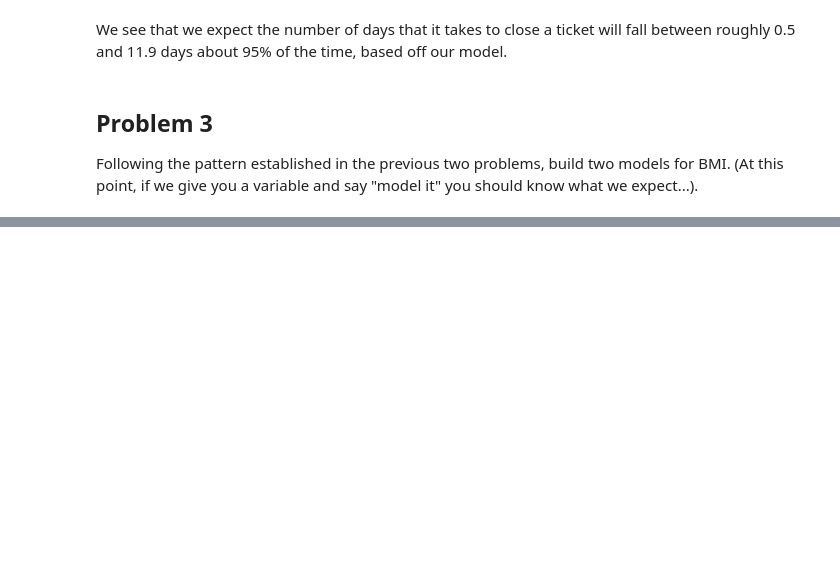
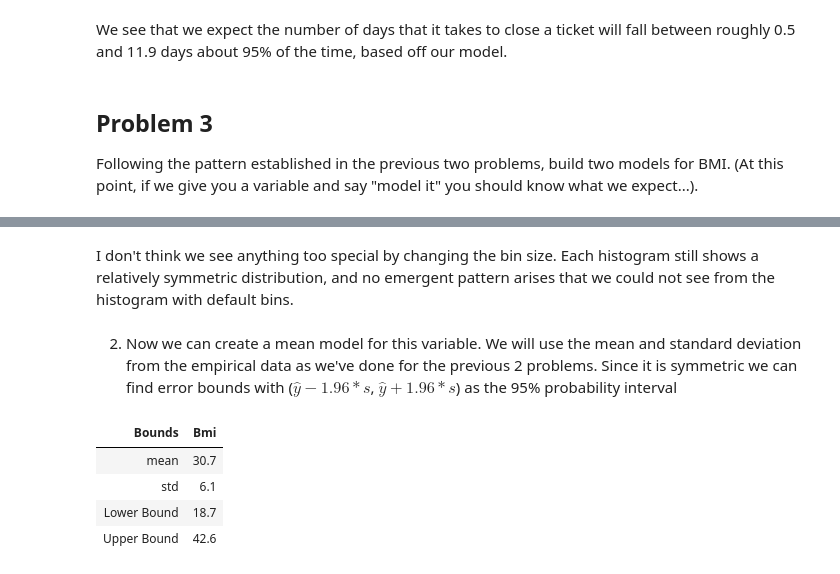
Before and after one commit to ansaridan/jhu-data-engineering-team-5, a Jupyter notebook: Module 6/Lab 6.ipynb, the cells around one changed output, grey strips where cells are left out. Saved outputs shown, nothing was run; the diff lists cells and outputs as text; code cells hidden in the pictures; blank space fills up the shorter version.

```diff
--- a/Module 6/Lab 6.ipynb
+++ b/Module 6/Lab 6.ipynb
@@ -418,0 +448,22 @@ insurance = pd.read_csv("https://raw.githubusercontent.com/fundamentals-of-data-
+# %% [markdown]
+I don't think we see anything too special by changing the bin size. Each histogram still shows a relatively symmetric distribution, and no emergent pattern arises that we could not see from the histogram with default bins.
+# %% [markdown]
+2. Now we can create a mean model for this variable. We will use the mean and standard deviation from the empirical data as we've done for the previous 2 problems. Since it is symmetric we can find error bounds with ($\hat{y} - 1.96*s$, $\hat{y} + 1.96*s$) as the 95% probability interval
+# %%
+y_hat = np.mean(bmi)
+y_std = np.std(bmi)
+lower_bound = y_hat - (1.96*y_std)
+upper_bound = y_hat + (1.96*y_std)
+
+
+
+bounds = [['mean', y_hat], ['std', y_std],
+          ['Lower Bound', lower_bound], ['Upper Bound', upper_bound]]
+
+tabulate(bounds, headers=['Bounds', 'Bmi'], tablefmt='html',floatfmt='.1f')
+# %% [output]
+| Bounds | Bmi |
+| mean | 30.7 |
+| std | 6.1 |
+| Lower Bound | 18.7 |
+| Upper Bound | 42.6 |
```
Also changed, not shown: parts of 23 cells of this notebook.
